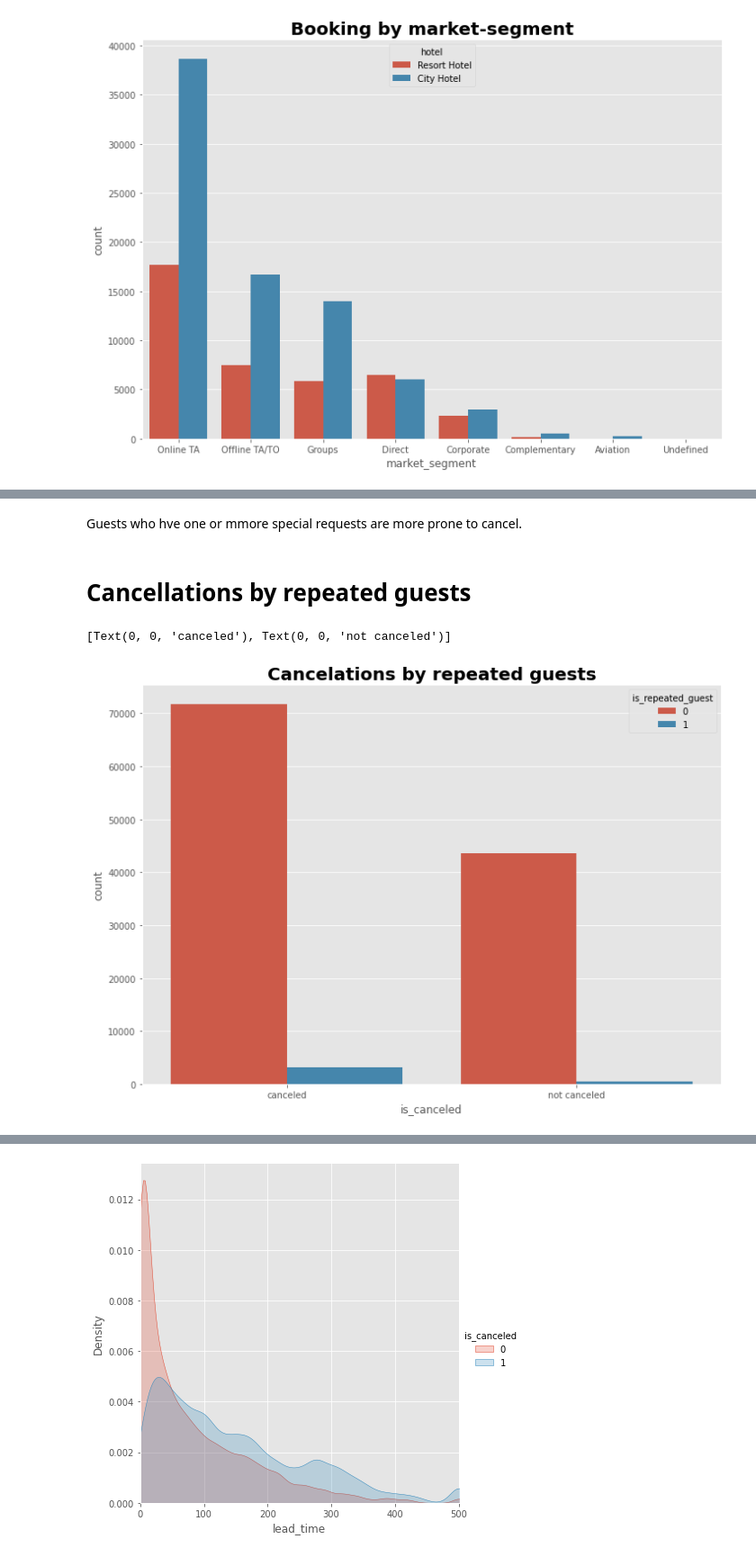
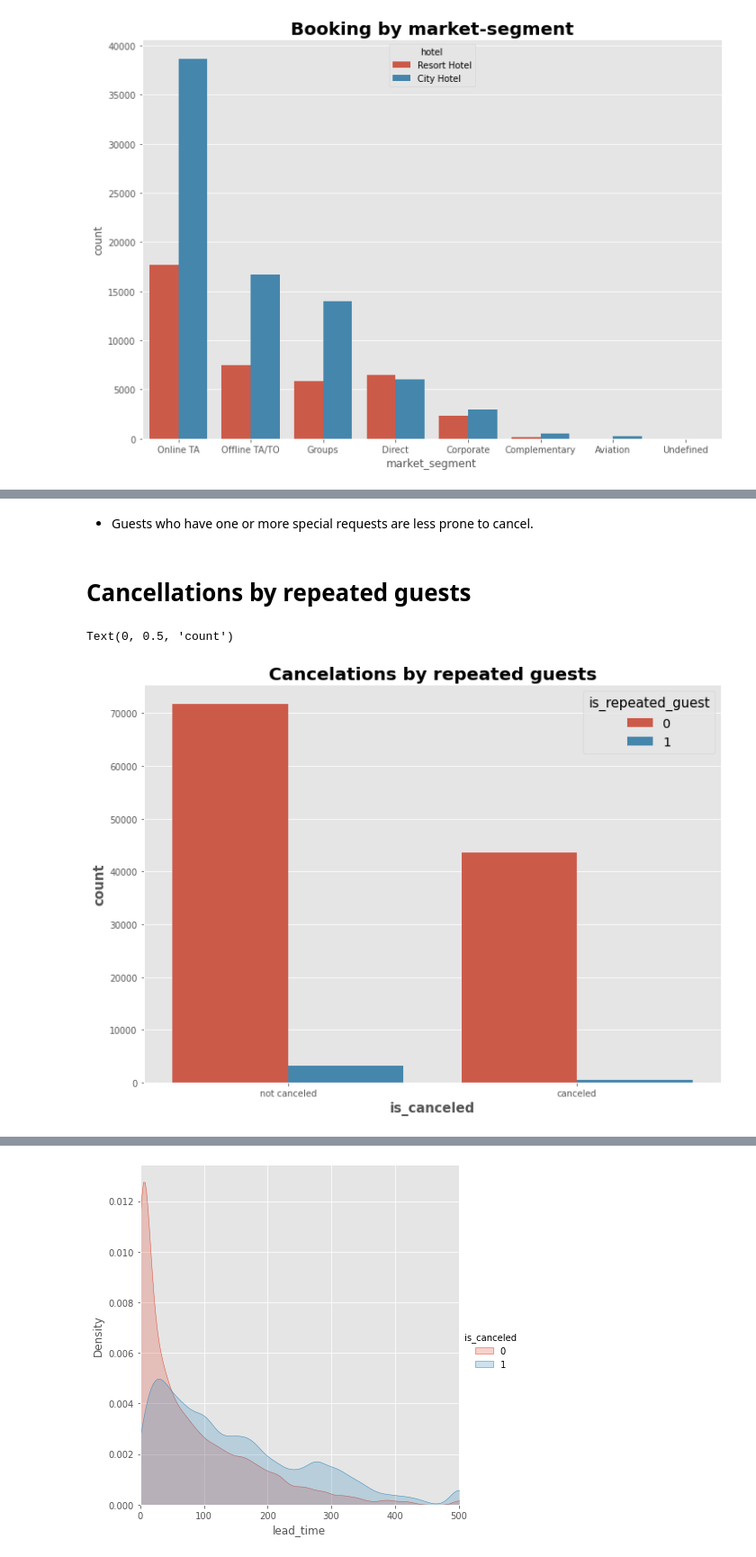
Before and after one commit to aynaval/Hotel-booking-analysis_EDA, a Jupyter notebook: EDA_Capstone_Project.ipynb, the cells around one changed output, grey strips where cells are left out. Shown at 90% size. Drawn from its saved outputs; the diff is of its cells as text; code cells hidden in the pictures.

```diff
--- a/EDA_Capstone_Project.ipynb
+++ b/EDA_Capstone_Project.ipynb
@@ -621,13 +723,16 @@ plt.title('Cancelations with Special requests ',fontsize=20,fontweight='bold');
 # %% [markdown]
-Guests who hve one or mmore special requests are more prone to cancel.
+* Guests who have one or more special requests are less prone to cancel.
 # %% [markdown]
 # Cancellations by repeated guests
 # %%
 fig, ax = plt.subplots()
 sns.countplot(data=data,x='is_canceled',hue='is_repeated_guest',ax=ax)
 plt.title('Cancelations by repeated guests',fontsize=20,fontweight='bold');
-ax.set_xticklabels(['canceled','not canceled'])
+plt.legend(fontsize='x-large', title_fontsize='15',title='is_repeated_guest')
+ax.set_xticklabels(['not canceled','canceled'])
+plt.xlabel('is_canceled',fontsize=15,fontweight='bold')
+plt.ylabel('count',fontsize=15,fontweight='bold')
 # %% [output]
-[Text(0, 0, 'canceled'), Text(0, 0, 'not canceled')]
+Text(0, 0.5, 'count')
-[figure, old version]
+[figure, new version]
 # %% [markdown]
```
Also changed, not shown: parts of 117 cells of this notebook.
